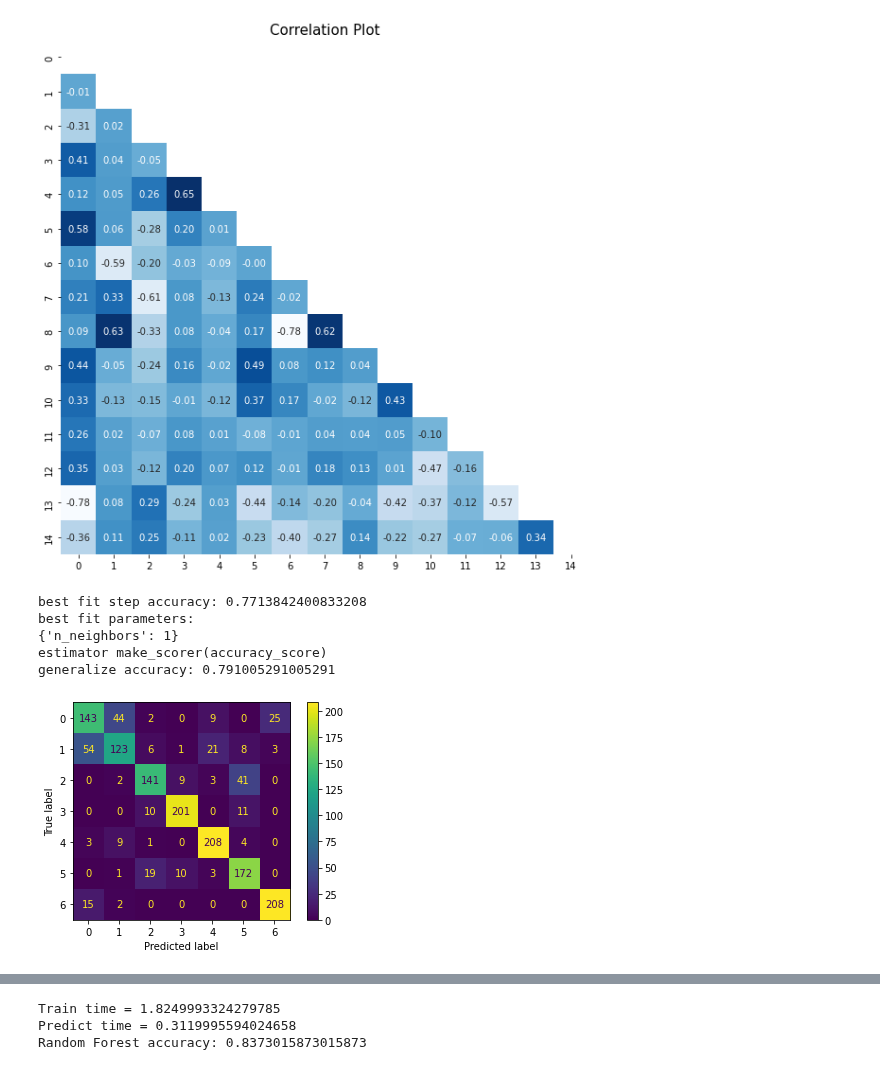
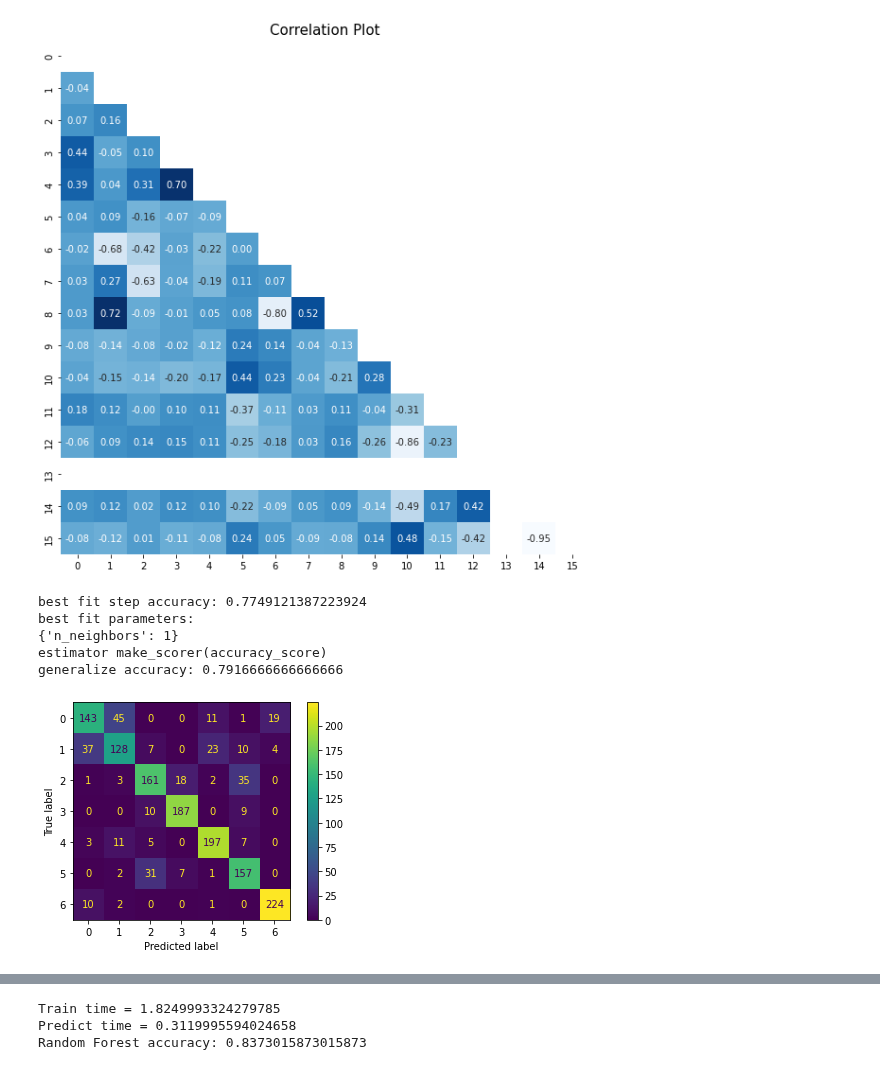
Before and after one commit to sams-data/mids-w207_9_sp22_forest_cover_classification, a Jupyter notebook: Exploration/norm_eda.ipynb, the cells around one changed output, grey strips where cells are left out. Saved outputs shown, nothing was run; the diff lists cells and outputs as text; code cells hidden in the pictures.

```diff
--- a/Exploration/norm_eda.ipynb
+++ b/Exploration/norm_eda.ipynb
@@ -30,7 +30,7 @@ def binarized_X_dim_reduce(n_comp=1, binaryzed_data=None):
     # Soil PCA section
 
     pca_fl = ['pca_'+str(i+1) for i in range(n_comp)]
-    pca_mod = PCA(n_components = n_comp)
+    pca_mod = SparsePCA(n_components = n_comp)
     pca_data = pca_mod.fit_transform(binaryzed_data)
 
 
@@ -129,28 +129,28 @@ train_X, train_X_fl = prep_fc_X_data(train)
 dev_X, dev_X_fl = prep_fc_X_data(dev)
 # %%
 # correlation plot
-corr = pd.DataFrame(train_X).corr()
+corr = pd.DataFrame(dev_X[(dev_Y==0) | (dev_Y==1)]).corr()
 
 # make mask (only plot lower left triangle)
 mask = np.ones_like(corr,dtype = np.bool)
 mask = np.triu(mask)
 
 # plot the heatmap
 fig, ax = plt.subplots(figsize=(10,10))
 sns.heatmap(corr,
         xticklabels=corr.columns,
         yticklabels=corr.columns,
         mask = mask,
         annot=True,
         fmt='.2f',
         cmap="Blues",
         cbar=False)
 
 plt.title('Correlation Plot',size=15)
 plt.show()
 pass
 # %% [output]
-[figure, old version]
+[figure, new version]
 # %%
 def knn_search(train_dat=train_X, train_lab=train_Y, dev_dat=dev_X, dev_lab=dev_Y):
     parameters = {
@@ -181,14 +181,16 @@ def knn_search(train_dat=train_X, train_lab=train_Y, dev_dat=dev_X, dev_lab=dev_
 
     ConfusionMatrixDisplay(cm).plot()
 
-knn_search()
+    return knn_pred
+
+knn_pred = knn_search()
 # %% [output]
-best fit step accuracy: 0.7713842400833208
+best fit step accuracy: 0.7749121387223924
 best fit parameters:
 {'n_neighbors': 1}
 estimator make_scorer(accuracy_score)
-generalize accuracy: 0.791005291005291
+generalize accuracy: 0.7916666666666666
-[figure, old version]
+[figure, new version]
 # %%
 def rf_search(train_dat=train_X, train_lab=train_Y, dev_dat=dev_X, dev_lab=dev_Y):
     parameters = {
```
Also changed, not shown: parts of 1 cell of this notebook.
